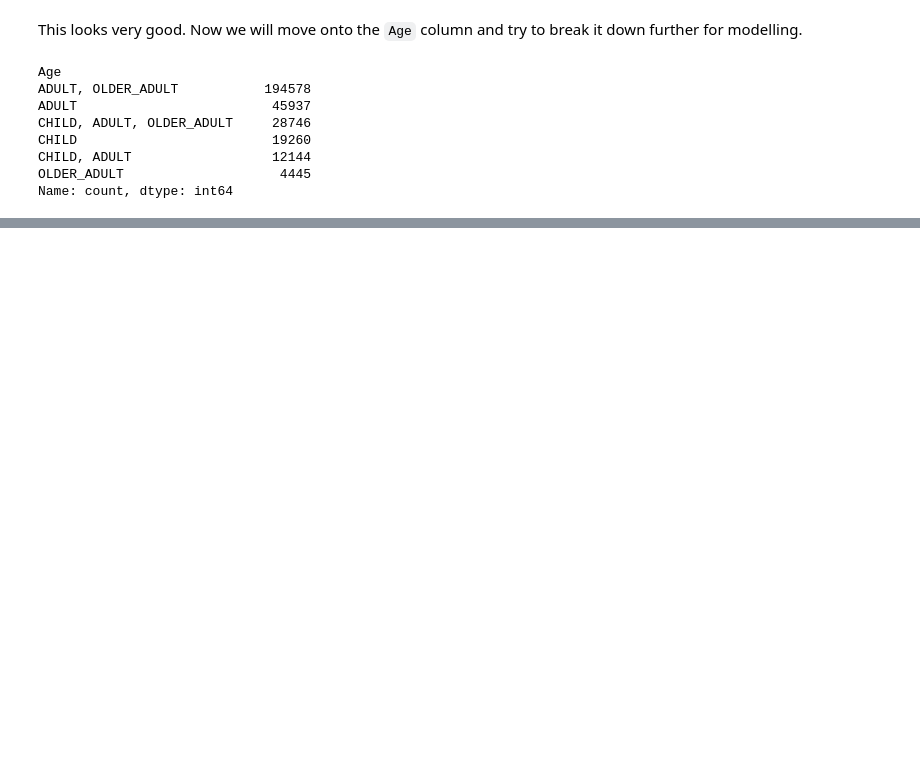
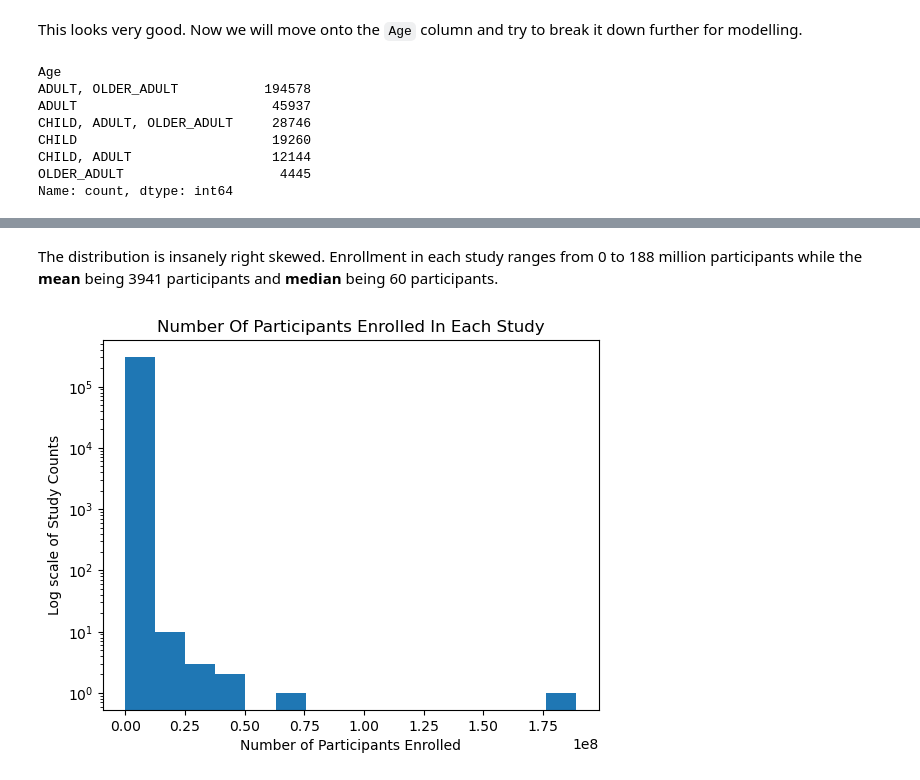
Before and after one commit to clem21chan/Clinical_Trials_Capstone, a Jupyter notebook: Notebooks/2_Preprocessing&EDA.ipynb, the cells around one changed output, grey strips where cells are left out. Cells and saved outputs as stored; diff of their text form; code cells hidden in the pictures; blank space fills up the shorter version.

Commit message:
Finished preprocessing the following columns: Phases, Enrollment, and Study Type. Fully visualized the enrollment column and broke it down into specific categories.

```diff
--- a/Notebooks/2_Preprocessing&EDA.ipynb
+++ b/Notebooks/2_Preprocessing&EDA.ipynb
@@ -512,0 +539,8 @@ df.head()
+# %%
+# Creating dummy variables with prefix
+phases_dummy = df['Phases'].str.get_dummies().add_prefix('Phases_')
+
+# Concatenate dummies to df and drop Phases column
+df = pd.concat([df, phases_dummy], axis = 1)
+df.drop(columns = 'Phases', inplace = True)
+df.head()
@@ -512,0 +569,16 @@ df.head()
+# %% [markdown]
+The distribution is insanely right skewed. Enrollment in each study ranges from 0 to 188 million participants while the **mean** being 3941 participants and **median** being 60 participants.
+# %%
+# visualize the distribution
+plt.figure()
+
+plt.hist(df['Enrollment'], bins = 15)
+plt.yscale('log') # log the y axis to minimize the counts
+
+plt.title('Number of Participants Enrolled in Each Study'.title())
+plt.xlabel('Number of Participants Enrolled')
+plt.ylabel('Log scale of Study Counts')
+
+plt.show()
+# %% [output]
+[figure, added]
```
Also changed, not shown: parts of 26 cells of this notebook.
